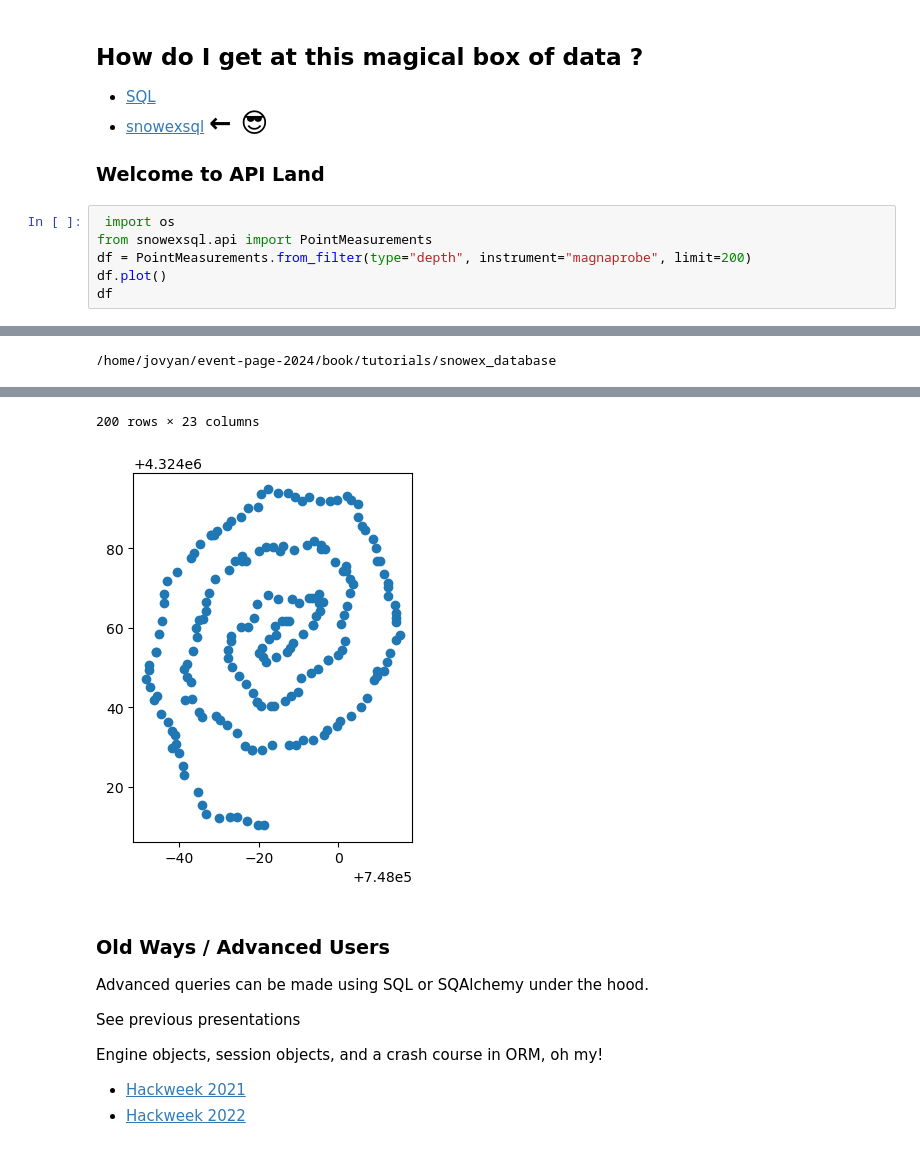
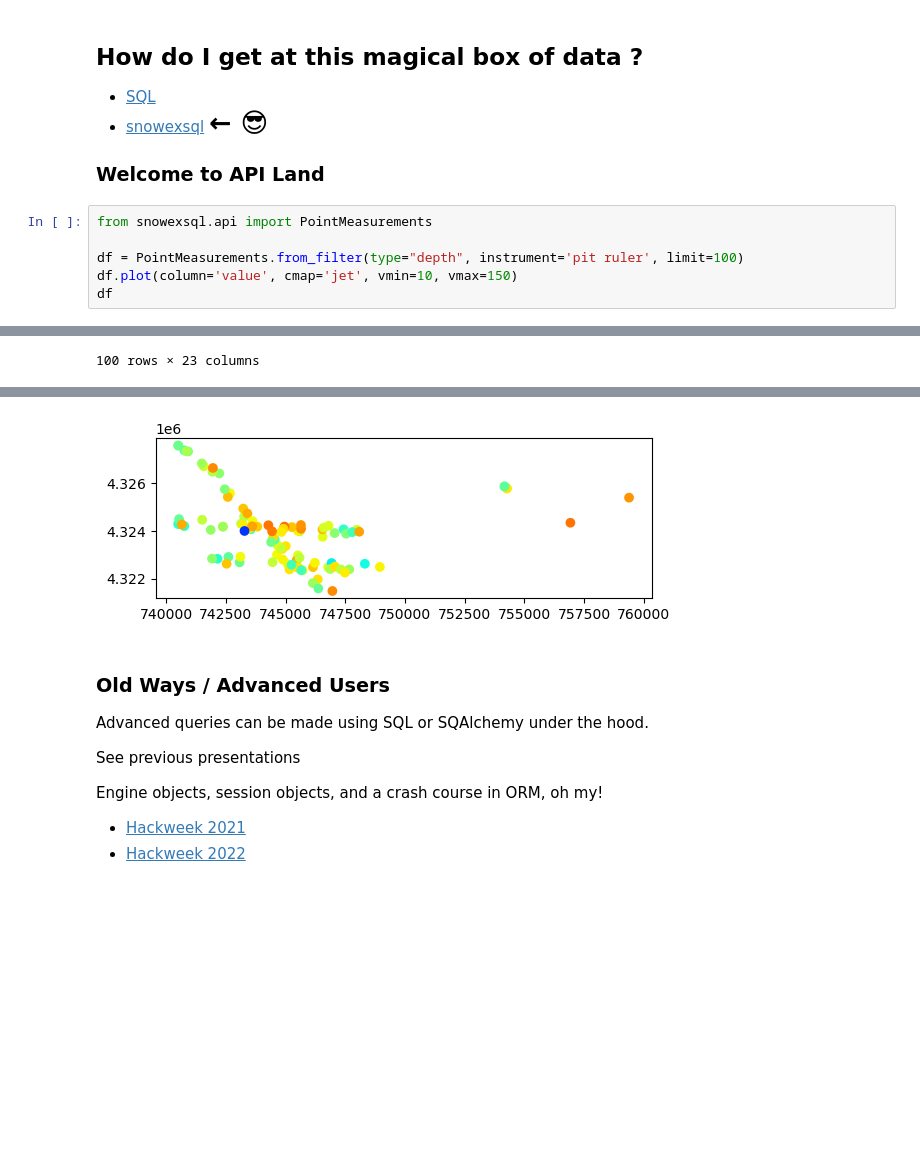
Before and after one commit to snowex-hackweek/website-2024, a Jupyter notebook: book/tutorials/snowex_database/1_getting_started_example.ipynb, the cells around one changed output, grey strips where cells are left out. Drawn from its saved outputs; the diff is of its cells as text; blank space fills up the shorter version.

```diff
--- a/book/tutorials/snowex_database/1_getting_started_example.ipynb
+++ b/book/tutorials/snowex_database/1_getting_started_example.ipynb
@@ -67,9 +67,9 @@ New tech can create barriers...
 
 ### Welcome to API Land
 # %%
- import os
 from snowexsql.api import PointMeasurements
-df = PointMeasurements.from_filter(type="depth", instrument="magnaprobe", limit=200)
-df.plot()
+
+df = PointMeasurements.from_filter(type="depth", instrument='pit ruler', limit=100)
+df.plot(column='value', cmap='jet', vmin=10, vmax=150)
 df
 # %% [output]
@@ -76 +88 @@ df
-/home/jovyan/event-page-2024/book/tutorials/snowex_database
+100 rows × 23 columns
@@ -89,5 +89,4 @@ df
-200 rows × 23 columns
-[figure, old version]
+[figure, new version]
 # %% [markdown]
 ### Old Ways / Advanced Users
 Advanced queries can be made using SQL or SQAlchemy under the hood.
```
Also changed, not shown: parts of 1 cell of this notebook, 4 other files.
